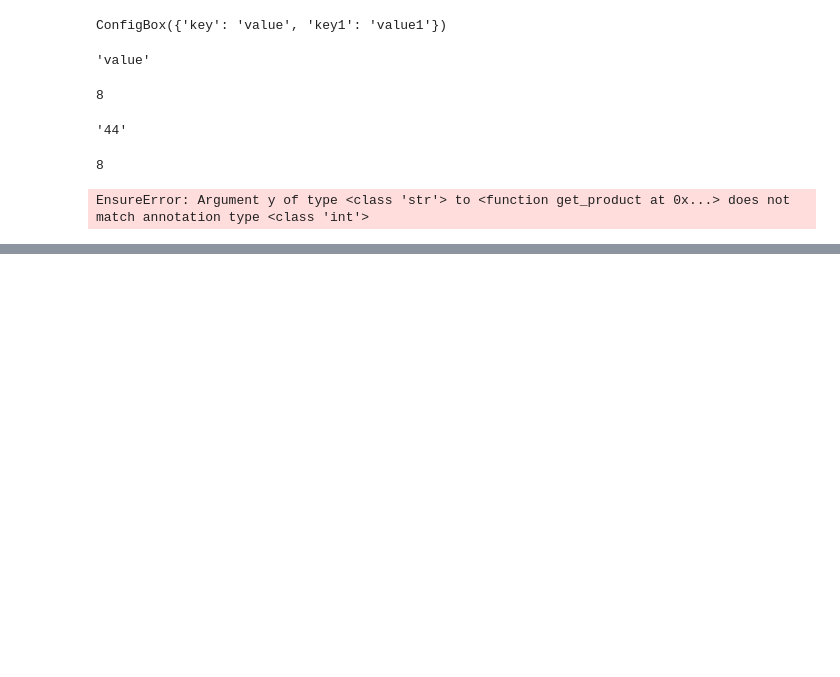
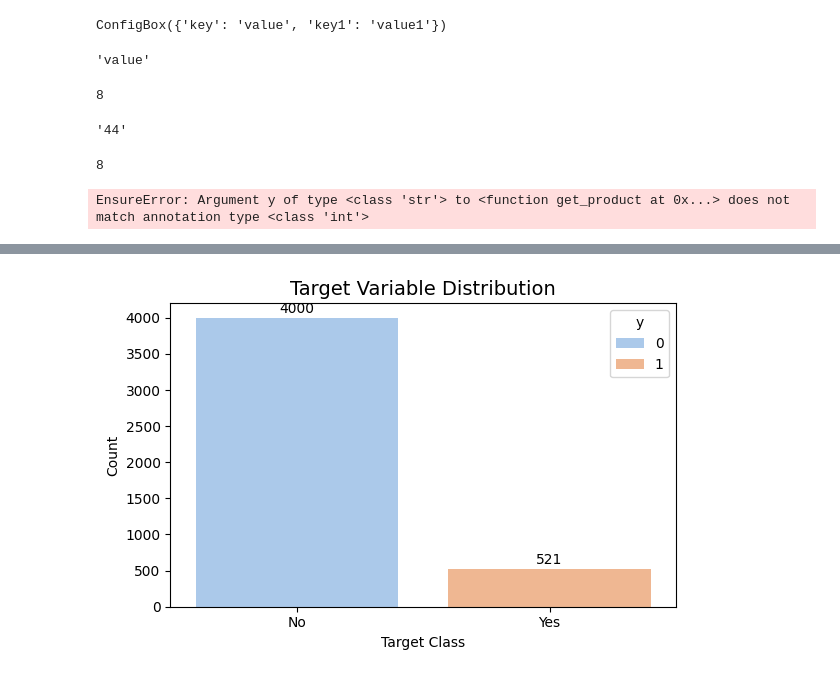
Before and after one commit to richardmukechiwa/client-subscription-prediction, a Jupyter notebook: research/trials.ipynb, the cells around one changed output, grey strips where cells are left out. Saved outputs shown, nothing was run; the diff lists cells and outputs as text; code cells hidden in the pictures; blank space fills up the shorter version.

```diff
--- a/research/trials.ipynb
+++ b/research/trials.ipynb
@@ -55,0 +54,3 @@ df  = pd.read_csv()
+# %%
+df  = pd.read_csv("C:/Users/RICH-FILES/Desktop/ml/client-subscription-prediction/artifacts/data_ingestion/bank.csv")
+df.head()
@@ -55,0 +69,3 @@ df  = pd.read_csv()
+# %%
+
+df['y'] = df['y'].map({"yes" : 1, "no" : 0})
@@ -55,0 +88,20 @@ df  = pd.read_csv()
+# %%
+import seaborn as sns
+import matplotlib.pyplot as plt
+
+plt.figure(figsize=(6, 4))
+sns.countplot(x='y', data=df, palette='pastel', hue = "y")
+plt.xticks([0, 1], ['No', 'Yes'])  # Map 0 and 1 to labels
+plt.title('Target Variable Distribution', fontsize=14)
+plt.xlabel('Target Class')
+plt.ylabel('Count')
+
+# Add text labels
+counts = df['y'].value_counts().sort_index()
+for i, count in enumerate(counts):
+    plt.text(i, count + 30, str(count), ha='center', va='bottom')
+
+plt.tight_layout()
+plt.show()
+# %% [output]
+[figure, added]
```
Also changed, not shown: parts of 5 cells of this notebook, 10 other files.
